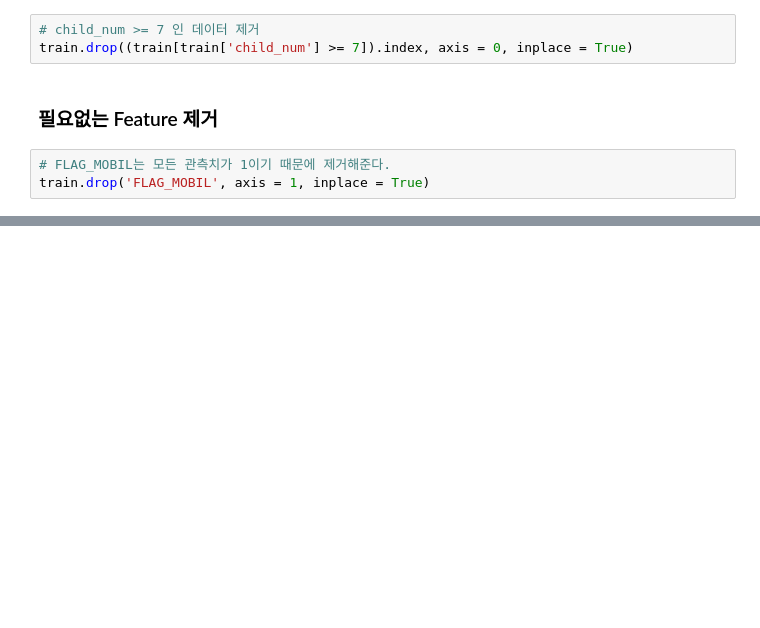
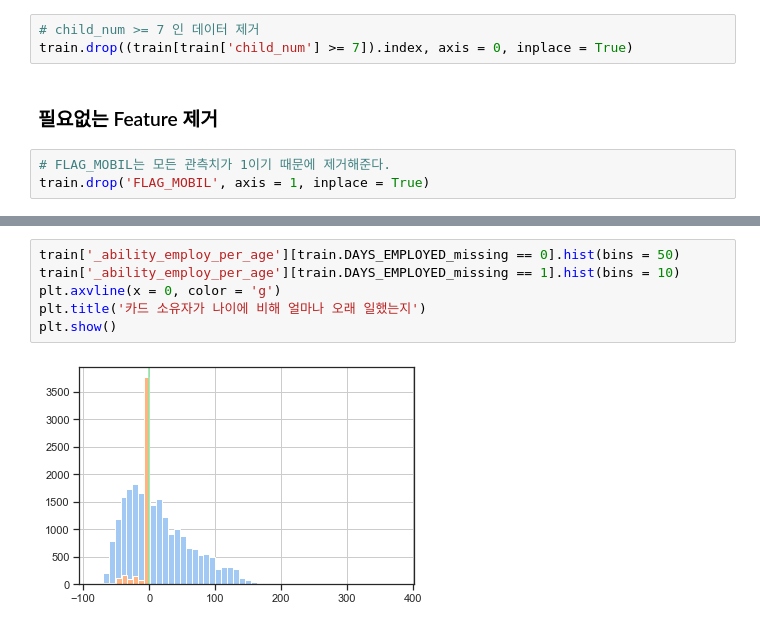
Before and after one commit to Gangtaro/data_science_repository, a Jupyter notebook: COMPETETION_LOG/DACON_210405_credit/dacon_credit_project.ipynb, the cells around one changed output, grey strips where cells are left out. Saved outputs shown, nothing was run; the diff lists cells and outputs as text; blank space fills up the shorter version.

```diff
--- a/COMPETETION_LOG/DACON_210405_credit/dacon_credit_project.ipynb
+++ b/COMPETETION_LOG/DACON_210405_credit/dacon_credit_project.ipynb
@@ -926,0 +907,8 @@ Name: adj_family_type, Length: 26451, dtype: object
+# %%
+train['_ability_employ_per_age'][train.DAYS_EMPLOYED_missing == 0].hist(bins = 50)
+train['_ability_employ_per_age'][train.DAYS_EMPLOYED_missing == 1].hist(bins = 10)
+plt.axvline(x = 0, color = 'g')
+plt.title('카드 소유자가 나이에 비해 얼마나 오래 일했는지')
+plt.show()
+# %% [output]
+[figure, added]
```
Also changed, not shown: parts of 45 cells of this notebook, 1 other file.
